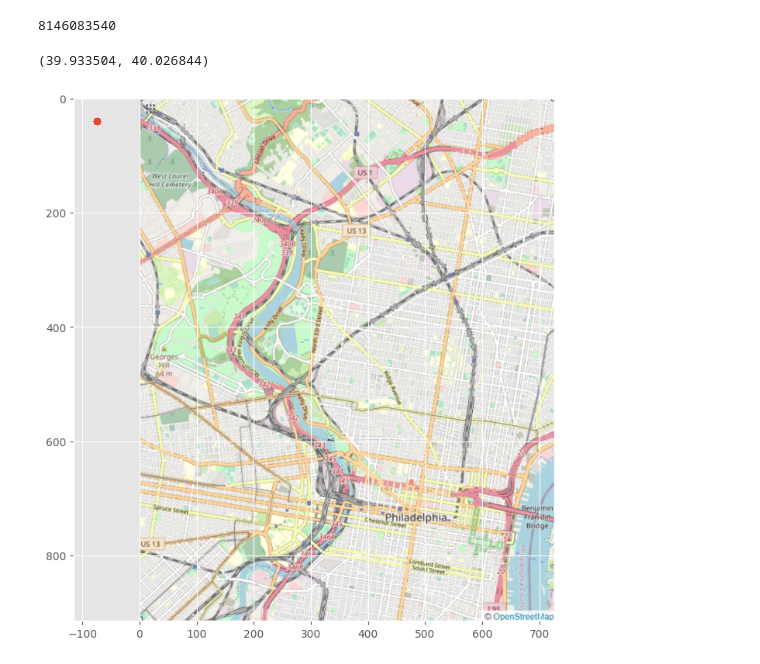
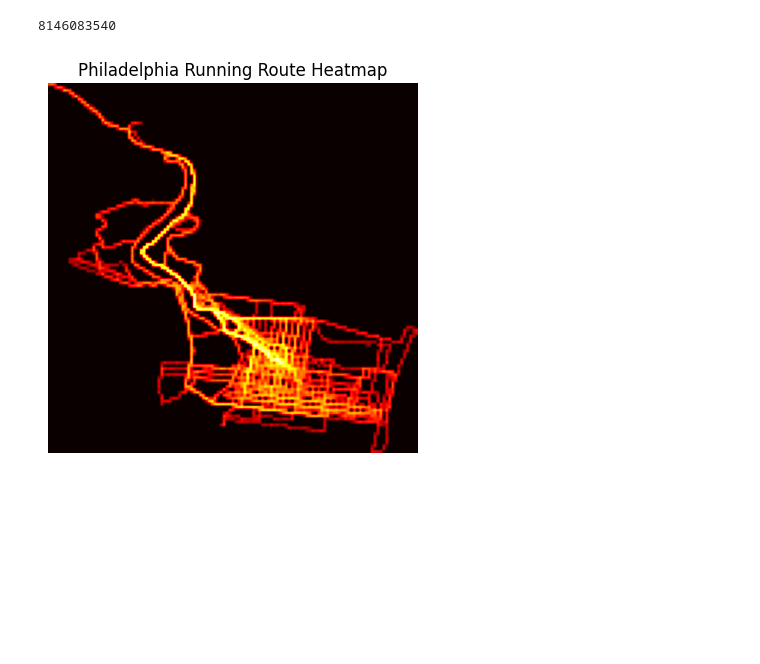
Before and after one commit to voynow/strava-raw-update, a Jupyter notebook: notebook.ipynb, the cells around one changed output. Drawn from its saved outputs; the diff is of its cells as text; code cells hidden in the pictures; blank space fills up the shorter version.

```diff
--- a/notebook.ipynb
+++ b/notebook.ipynb
@@ -3,7 +3,7 @@ import utils.s3ops as s3ops
 
 import numpy as np
 import matplotlib.pyplot as plt
-plt.style.use('ggplot')
+import matplotlib.image as mpimg
 # %%
 bucket_name = "strava-raw"
 tables = [
@@ -25,25 +34,26 @@ streams = s3ops.load_table(bucket_name, tables[2])
 # %%
 
 latlon_data = {
     "xs": [],
     "ys": []
 }
 for key, obj in streams.items():
     if 'latlng' in obj:
         y, x = np.transpose(obj['latlng']['data'])
         if np.mean(x) > -75.4 and np.mean(x) < -75 and np.mean(y) > 39.6:
             latlon_data['xs'].append(x)
-            latlon_data['ys'].append(y)
+            latlon_data['ys'].append(-1 * y)
+
+hist, _, _ = np.histogram2d(
+    np.hstack(latlon_data['ys']),
+    np.hstack(latlon_data['xs']),
+    bins=125)
+
+
+plt.imshow(np.log(hist + 1), cmap="hot")
+plt.tick_params(left=False, bottom=False)
+plt.axis('off')
+plt.title("Philadelphia Running Route Heatmap")
+plt.show()
+# %% [output]
+[figure, added]
-# %%
-np.min(np.hstack(latlon_data['ys'])), np.max(np.hstack(latlon_data['ys']))
-# %% [output]
-(39.933504, 40.026844)
-# %%
-import matplotlib.image as mpimg
-img = mpimg.imread('test.png')
-
-plt.figure(figsize=(8, 16))
-plt.imshow(img)
-plt.show()
-# %% [output]
-[figure, removed]
```
Also changed, not shown: parts of 9 cells of this notebook.
